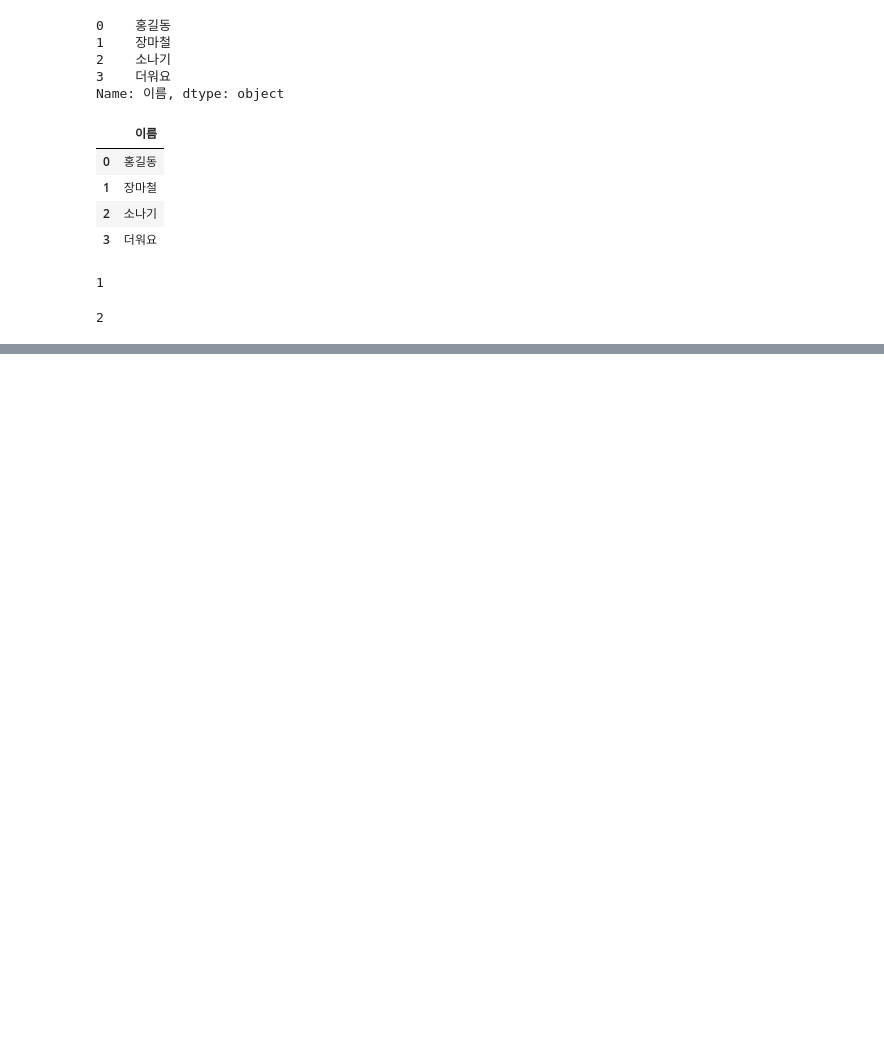
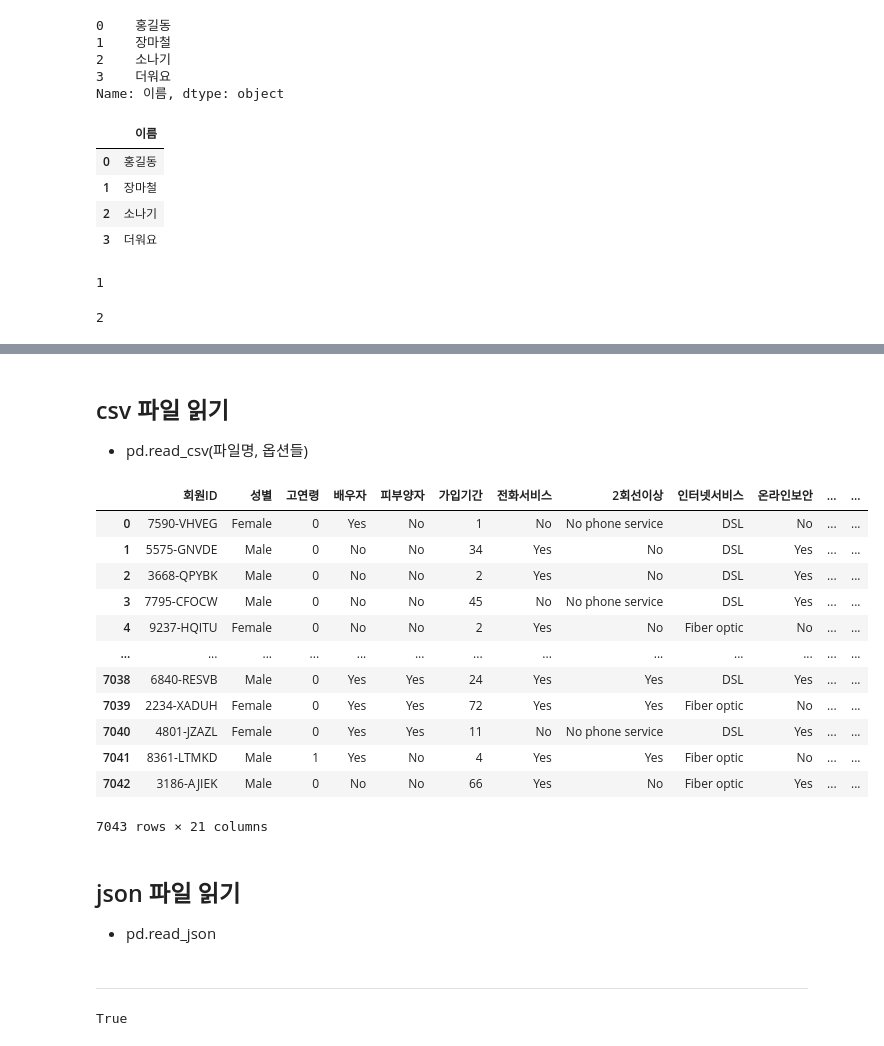
Before and after one commit to namolee/fintech_service, a Jupyter notebook: 06machine_learning/02Pandas사용법.ipynb, the cells around one changed output, grey strips where cells are left out. Drawn from its saved outputs; the diff is of its cells as text; code cells hidden in the pictures; blank space fills up the shorter version.

```diff
--- a/06machine_learning/02Pandas사용법.ipynb
+++ b/06machine_learning/02Pandas사용법.ipynb
@@ -72,0 +168,34 @@ df[['이름']].ndim
+# %% [markdown]
+## csv 파일 읽기
+* pd.read_csv(파일명, 옵션들)
+# %%
+df3=pd.read_csv("./data/06고객이탈예측.csv", encoding='cp949')
+df3
+# %% [output]
+|  | 회원ID | 성별 | 고연령 | 배우자 | 피부양자 | 가입기간 | 전화서비스 | 2회선이상 | 인터넷서비스 | 온라인보안 | ... | ... |
+| 0 | 7590-VHVEG | Female | 0 | Yes | No | 1 | No | No phone service | DSL | No | ... | ... |
+| 1 | 5575-GNVDE | Male | 0 | No | No | 34 | Yes | No | DSL | Yes | ... | ... |
+| 2 | 3668-QPYBK | Male | 0 | No | No | 2 | Yes | No | DSL | Yes | ... | ... |
+| 3 | 7795-CFOCW | Male | 0 | No | No | 45 | No | No phone service | DSL | Yes | ... | ... |
+| 4 | 9237-HQITU | Female | 0 | No | No | 2 | Yes | No | Fiber optic | No | ... | ... |
+| ... | ... | ... | ... | ... | ... | ... | ... | ... | ... | ... | ... | ... |
+| 7038 | 6840-RESVB | Male | 0 | Yes | Yes | 24 | Yes | Yes | DSL | Yes | ... | ... |
+| 7039 | 2234-XADUH | Female | 0 | Yes | Yes | 72 | Yes | Yes | Fiber optic | No | ... | ... |
+| 7040 | 4801-JZAZL | Female | 0 | Yes | Yes | 11 | No | No phone service | DSL | Yes | ... | ... |
+| 7041 | 8361-LTMKD | Male | 1 | Yes | No | 4 | Yes | Yes | Fiber optic | No | ... | ... |
+| 7042 | 3186-AJIEK | Male | 0 | No | No | 66 | Yes | No | Fiber optic | Yes | ... | ... |
+7043 rows × 21 columns
+# %% [markdown]
+## json 파일 읽기
+* pd.read_json
+# %% [markdown]
+-----------------------------------------------------------------------------------------------------------------------
+# %%
+import os
+from sqlalchemy import create_engine
+import pymysql
+from dotenv import load_dotenv
+pymysql.install_as_MySQLdb()
+load_dotenv(dotenv_path="../05data_scraping/.env_db")
+# %% [output]
+True
```
Also changed, not shown: parts of 77 cells of this notebook, 6 other files.
